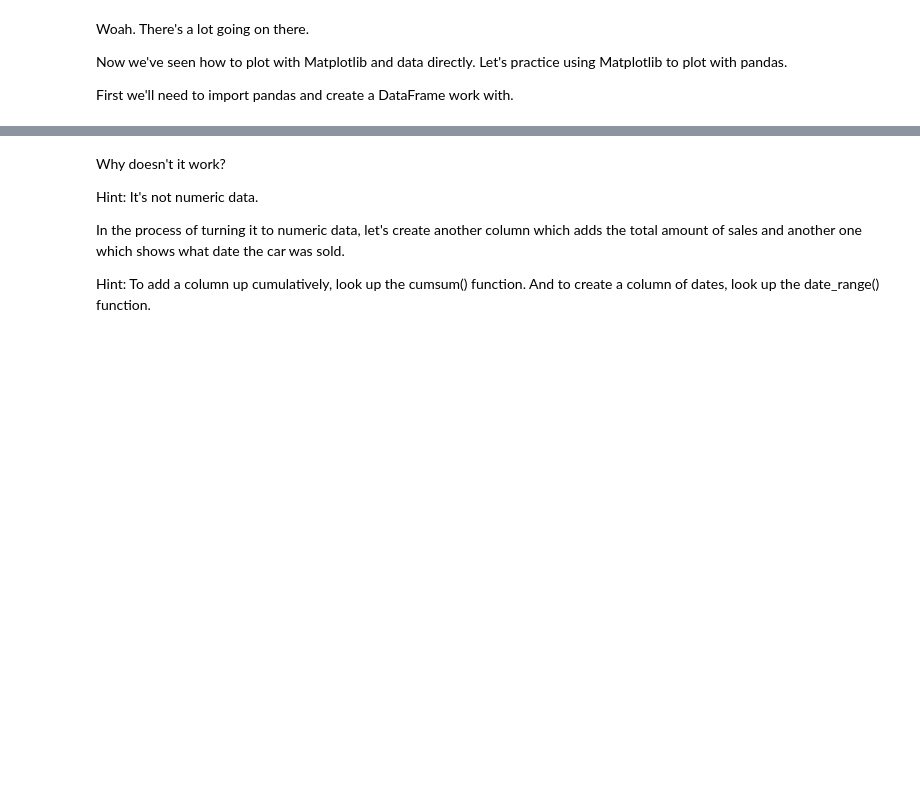
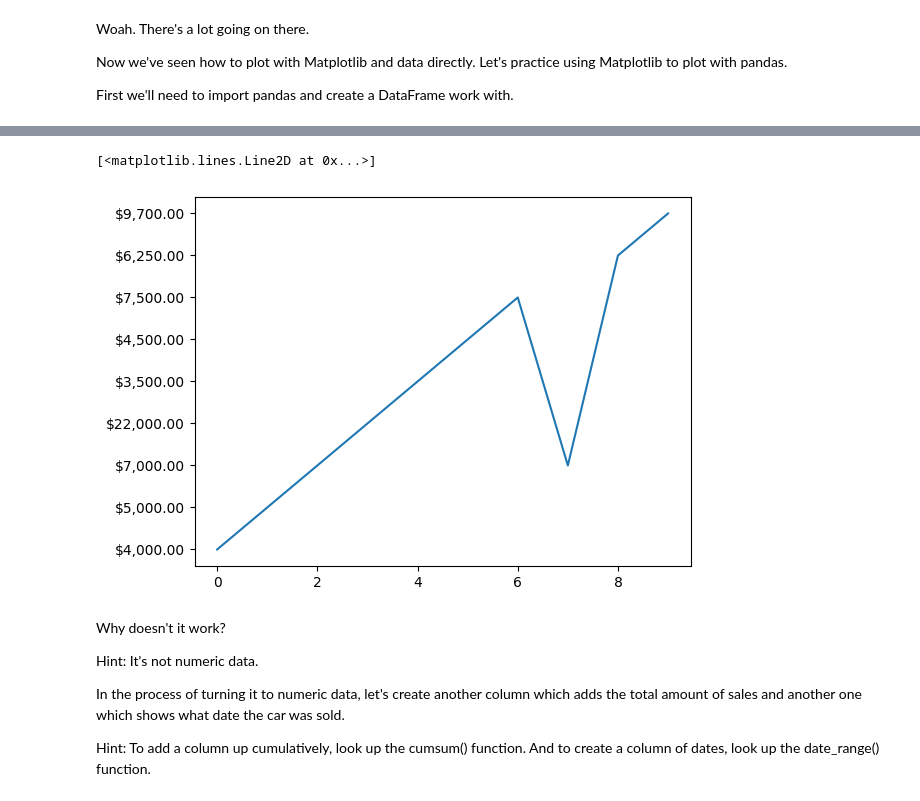
Before and after one commit to TherealOneC/zero-to-mastery-ml, a Jupyter notebook: section-2-data-science-and-ml-tools/matplotlib-exercises.ipynb, the cells around one changed output, grey strips where cells are left out. Saved outputs shown, nothing was run; the diff lists cells and outputs as text; code cells hidden in the pictures; blank space fills up the shorter version.

```diff
--- a/section-2-data-science-and-ml-tools/matplotlib-exercises.ipynb
+++ b/section-2-data-science-and-ml-tools/matplotlib-exercises.ipynb
@@ -248,2 +254,7 @@ First we'll need to import pandas and create a DataFrame work with.
 # %%
 # Import the '../data/car-sales.csv' into a DataFame called car_sales and view
+import pandas as pd
+from google.colab import files
+uploaded = files.upload()
+df=pd.read_csv("car-sales.csv")
+df
@@ -250,5 +275,9 @@ First we'll need to import pandas and create a DataFrame work with.
 # %%
 # Try to plot the 'Price' column using the plot() function
+plt.plot(df["Price"])
+# %% [output]
+[<matplotlib.lines.Line2D at 0x...>]
+[figure, added]
 # %% [markdown]
 Why doesn't it work?
 
```
Also changed, not shown: parts of 28 cells of this notebook.
